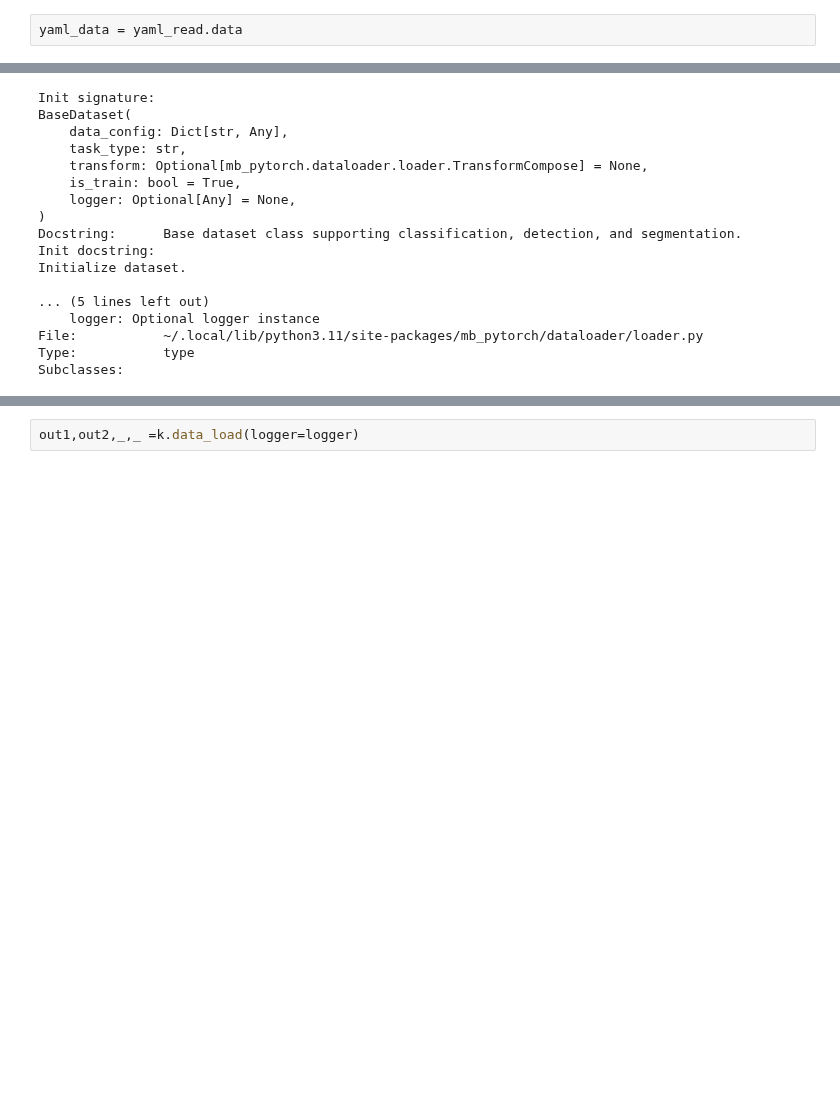
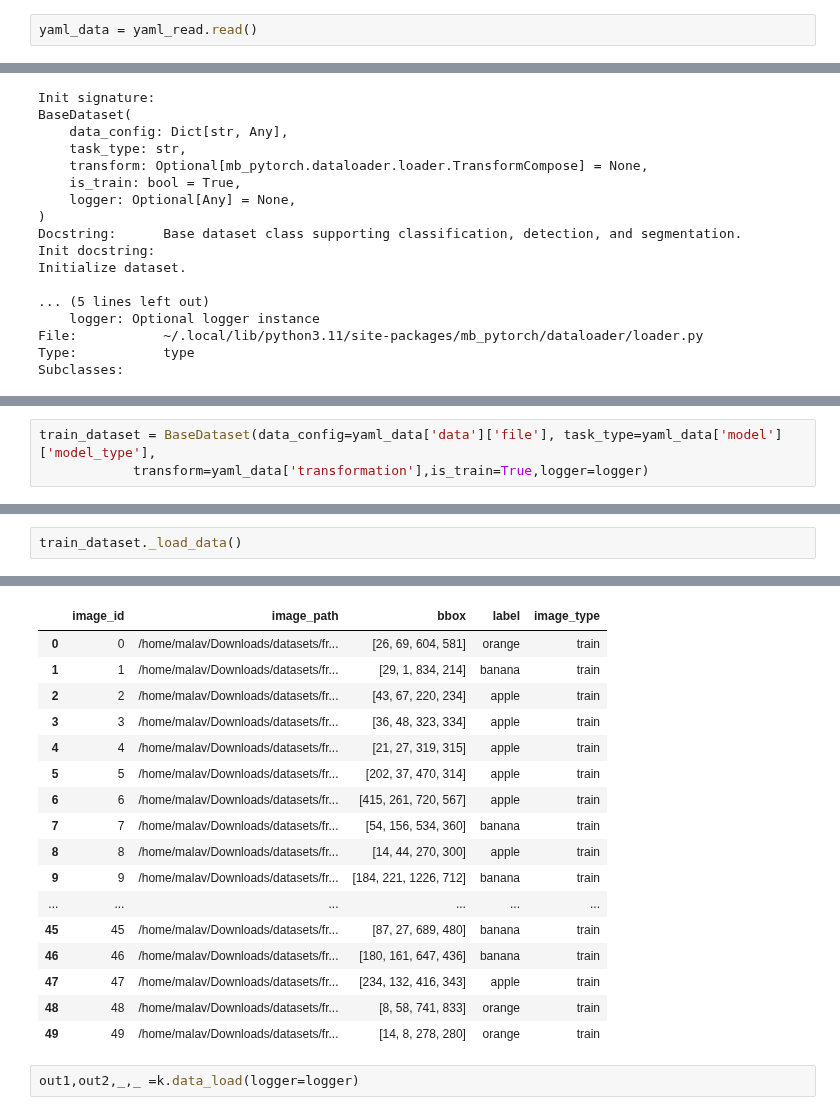
Before and after one commit to bigmb/mb_pytorch, a Jupyter notebook: examples/basic_dataloader.ipynb, the cells around one changed output, grey strips where cells are left out. Cells and saved outputs as stored; diff of their text form; blank space fills up the shorter version.

```diff
--- a/examples/basic_dataloader.ipynb
+++ b/examples/basic_dataloader.ipynb
@@ -35,4 +33,4 @@ Mon 07:52:47,199 INF Successfully read YAML file: ../scripts/loader_y.yaml
 # %%
-yaml_data = yaml_read.data
+yaml_data = yaml_read.read()
 # %%
 yaml_data
@@ -58,0 +233,3 @@ Subclasses:
+# %%
+train_dataset = BaseDataset(data_config=yaml_data['data']['file'], task_type=yaml_data['model']['model_type'],
+            transform=yaml_data['transformation'],is_train=True,logger=logger)
@@ -58,0 +246,3 @@ Subclasses:
+# %%
+train_dataset._load_data()
+# %% [output]
@@ -59,3 +252,20 @@ Subclasses:
+|  | image_id | image_path | bbox | label | image_type |
+| 0 | 0 | /home/malav/Downloads/datasets/fr... | [26, 69, 604, 581] | orange | train |
+| 1 | 1 | /home/malav/Downloads/datasets/fr... | [29, 1, 834, 214] | banana | train |
+| 2 | 2 | /home/malav/Downloads/datasets/fr... | [43, 67, 220, 234] | apple | train |
+| 3 | 3 | /home/malav/Downloads/datasets/fr... | [36, 48, 323, 334] | apple | train |
+| 4 | 4 | /home/malav/Downloads/datasets/fr... | [21, 27, 319, 315] | apple | train |
+| 5 | 5 | /home/malav/Downloads/datasets/fr... | [202, 37, 470, 314] | apple | train |
+| 6 | 6 | /home/malav/Downloads/datasets/fr... | [415, 261, 720, 567] | apple | train |
+| 7 | 7 | /home/malav/Downloads/datasets/fr... | [54, 156, 534, 360] | banana | train |
+| 8 | 8 | /home/malav/Downloads/datasets/fr... | [14, 44, 270, 300] | apple | train |
+| 9 | 9 | /home/malav/Downloads/datasets/fr... | [184, 221, 1226, 712] | banana | train |
+| ... | ... | ... | ... | ... | ... |
+| 45 | 45 | /home/malav/Downloads/datasets/fr... | [87, 27, 689, 480] | banana | train |
+| 46 | 46 | /home/malav/Downloads/datasets/fr... | [180, 161, 647, 436] | banana | train |
+| 47 | 47 | /home/malav/Downloads/datasets/fr... | [234, 132, 416, 343] | apple | train |
+| 48 | 48 | /home/malav/Downloads/datasets/fr... | [8, 58, 741, 833] | orange | train |
+| 49 | 49 | /home/malav/Downloads/datasets/fr... | [14, 8, 278, 280] | orange | train |
 # %%
 out1,out2,_,_ =k.data_load(logger=logger)
 # %% [output]
```
Also changed, not shown: parts of 7 cells of this notebook, 3 other files.
